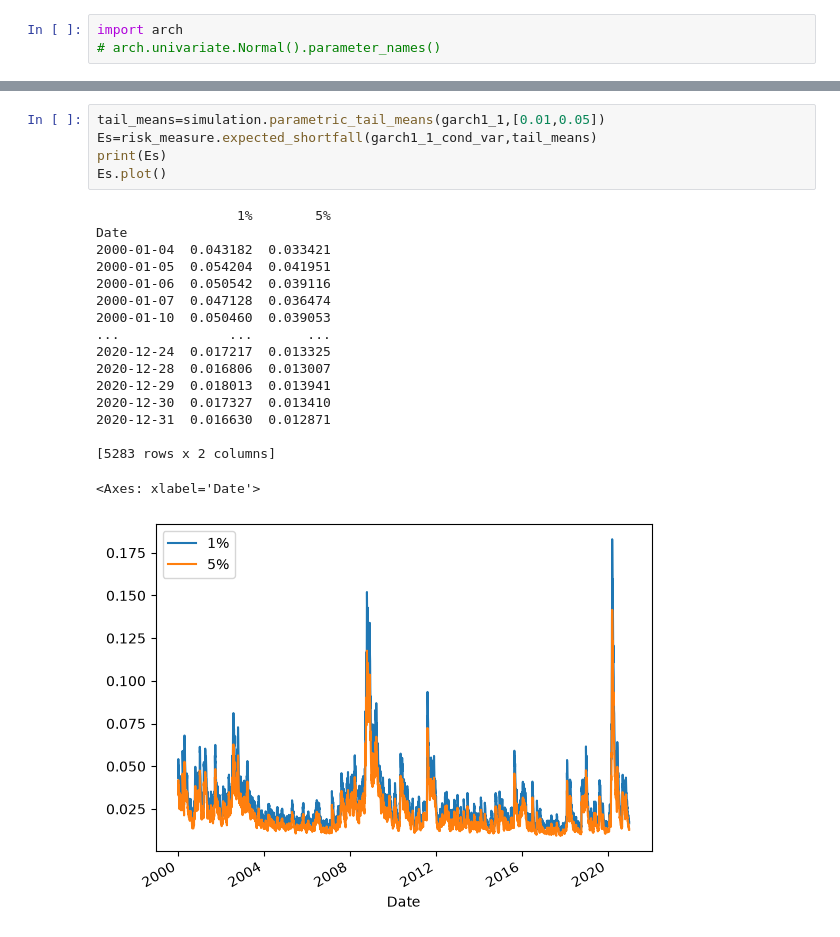
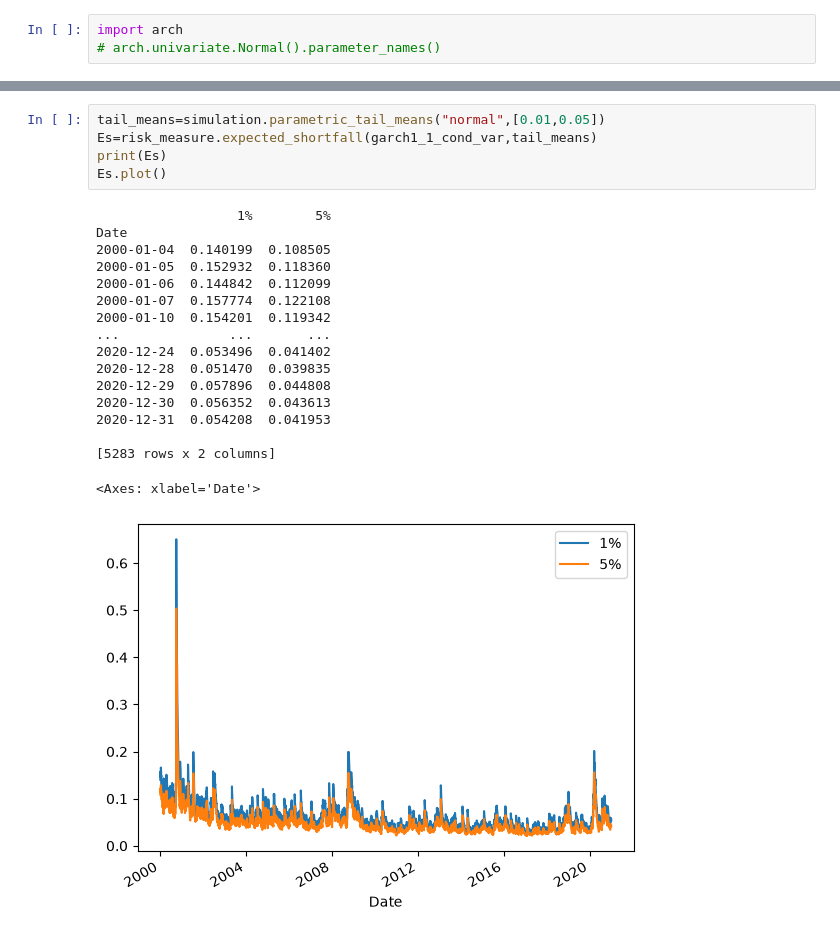
Before and after one commit to alikemal68/RiskEngine, a Jupyter notebook: test.ipynb, the cells around one changed output, grey strips where cells are left out. Drawn from its saved outputs; the diff is of its cells as text.

```diff
--- a/test.ipynb
+++ b/test.ipynb
@@ -177,24 +173,24 @@ Date
 # %%
-tail_means=simulation.parametric_tail_means(garch1_1,[0.01,0.05])
+tail_means=simulation.parametric_tail_means("normal",[0.01,0.05])
 Es=risk_measure.expected_shortfall(garch1_1_cond_var,tail_means)
 print(Es)
 Es.plot()
 # %% [output]
                   1%        5%
 Date
-2000-01-04  0.043182  0.033421
-2000-01-05  0.054204  0.041951
-2000-01-06  0.050542  0.039116
-2000-01-07  0.047128  0.036474
-2000-01-10  0.050460  0.039053
+2000-01-04  0.140199  0.108505
+2000-01-05  0.152932  0.118360
+2000-01-06  0.144842  0.112099
+2000-01-07  0.157774  0.122108
+2000-01-10  0.154201  0.119342
 ...              ...       ...
-2020-12-24  0.017217  0.013325
-2020-12-28  0.016806  0.013007
-2020-12-29  0.018013  0.013941
-2020-12-30  0.017327  0.013410
-2020-12-31  0.016630  0.012871
+2020-12-24  0.053496  0.041402
+2020-12-28  0.051470  0.039835
+2020-12-29  0.057896  0.044808
+2020-12-30  0.056352  0.043613
+2020-12-31  0.054208  0.041953
 
 [5283 rows x 2 columns]
 <Axes: xlabel='Date'>
-[figure, old version]
+[figure, new version]
 # %%
```
Also changed, not shown: parts of 11 cells of this notebook, 4 other files.
